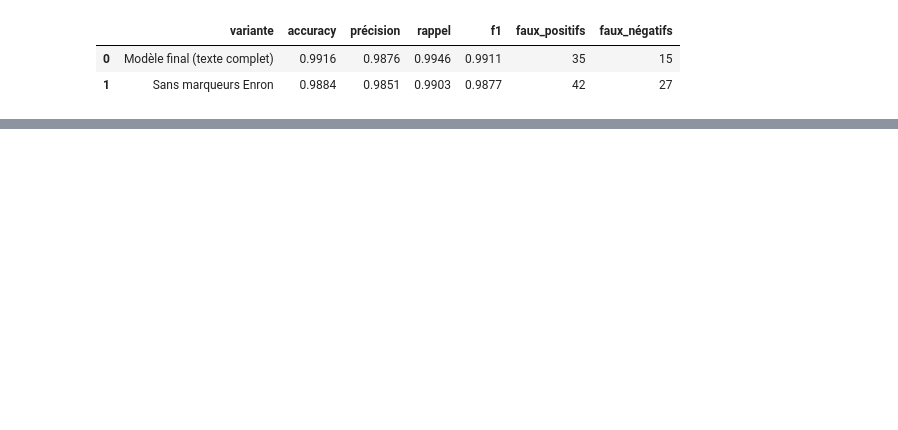
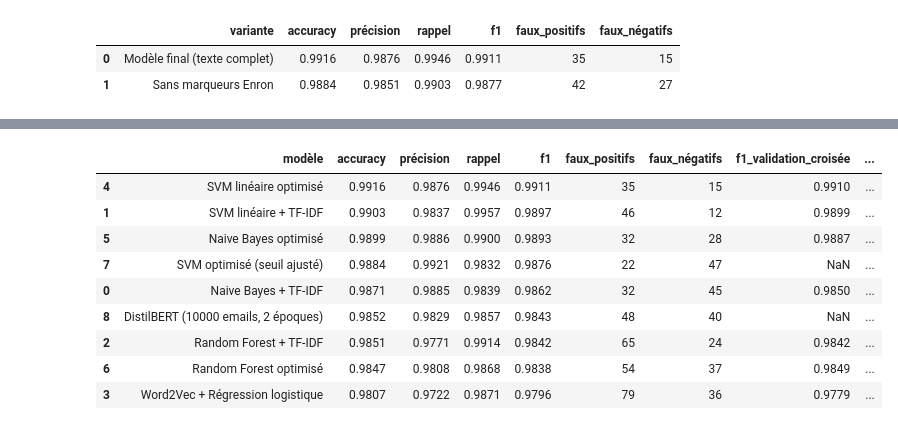
Before and after one commit to Abdoul-Aziz-Diallo/projet-spam, a Jupyter notebook: notebooks/notebooks_09_analyse_finale.ipynb, the cells around one changed output, grey strips where cells are left out. Drawn from its saved outputs; the diff is of its cells as text; code cells hidden in the pictures; blank space fills up the shorter version.

```diff
--- a/notebooks/notebooks_09_analyse_finale.ipynb
+++ b/notebooks/notebooks_09_analyse_finale.ipynb
@@ -182,0 +422,21 @@ comparaison.round(4)
+# %%
+import pandas as pd
+
+res = pd.read_csv("../data/processed/resultats.csv")
+bert = pd.read_csv("../data/processed/resultat_bert.csv")
+res = res[~res["modèle"].str.startswith("DistilBERT")]
+res = pd.concat([res, bert], ignore_index=True)
+res.to_csv("../data/processed/resultats.csv", index=False)
+res["erreurs_totales"] = res["faux_positifs"] + res["faux_négatifs"]
+res.sort_values("erreurs_totales").round(4)
+# %% [output]
+|  | modèle | accuracy | précision | rappel | f1 | faux_positifs | faux_négatifs | f1_validation_croisée | ... |
+| 4 | SVM linéaire optimisé | 0.9916 | 0.9876 | 0.9946 | 0.9911 | 35 | 15 | 0.9910 | ... |
+| 1 | SVM linéaire + TF-IDF | 0.9903 | 0.9837 | 0.9957 | 0.9897 | 46 | 12 | 0.9899 | ... |
+| 5 | Naive Bayes optimisé | 0.9899 | 0.9886 | 0.9900 | 0.9893 | 32 | 28 | 0.9887 | ... |
+| 7 | SVM optimisé (seuil ajusté) | 0.9884 | 0.9921 | 0.9832 | 0.9876 | 22 | 47 | NaN | ... |
+| 0 | Naive Bayes + TF-IDF | 0.9871 | 0.9885 | 0.9839 | 0.9862 | 32 | 45 | 0.9850 | ... |
+| 8 | DistilBERT (10000 emails, 2 époques) | 0.9852 | 0.9829 | 0.9857 | 0.9843 | 48 | 40 | NaN | ... |
+| 2 | Random Forest + TF-IDF | 0.9851 | 0.9771 | 0.9914 | 0.9842 | 65 | 24 | 0.9842 | ... |
+| 6 | Random Forest optimisé | 0.9847 | 0.9808 | 0.9868 | 0.9838 | 54 | 37 | 0.9849 | ... |
+| 3 | Word2Vec + Régression logistique | 0.9807 | 0.9722 | 0.9871 | 0.9796 | 79 | 36 | 0.9779 | ... |
```
Also changed, not shown: parts of 7 cells of this notebook, 14 other files.
